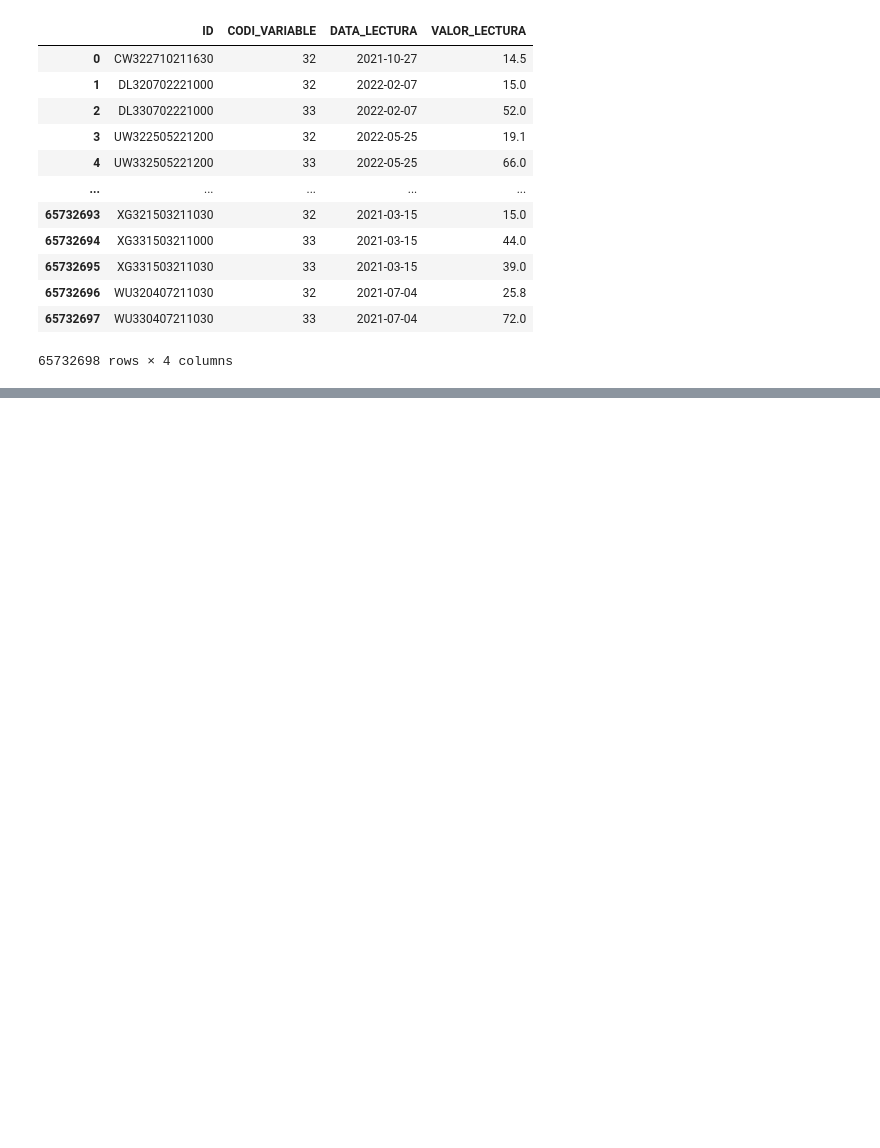
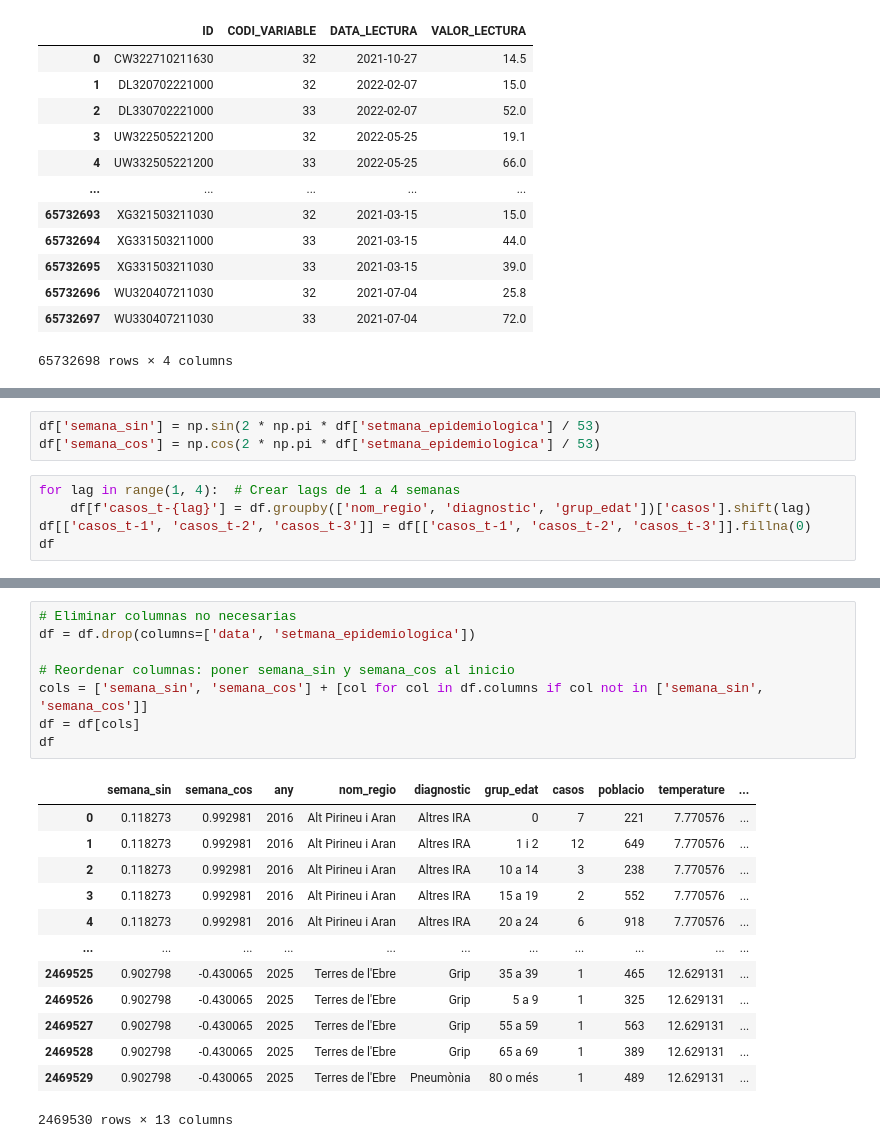
Before and after one commit to lisakorchevaya/hackUPC25, a Jupyter notebook: process_csv.ipynb, the cells around one changed output, grey strips where cells are left out. Saved outputs shown, nothing was run; the diff lists cells and outputs as text; blank space fills up the shorter version.

```diff
--- a/process_csv.ipynb
+++ b/process_csv.ipynb
@@ -100,0 +96,8 @@ df_grouped
+# %%
+df['semana_sin'] = np.sin(2 * np.pi * df['setmana_epidemiologica'] / 53)
+df['semana_cos'] = np.cos(2 * np.pi * df['setmana_epidemiologica'] / 53)
+# %%
+for lag in range(1, 4):  # Crear lags de 1 a 4 semanas
+    df[f'casos_t-{lag}'] = df.groupby(['nom_regio', 'diagnostic', 'grup_edat'])['casos'].shift(lag)
+df[['casos_t-1', 'casos_t-2', 'casos_t-3']] = df[['casos_t-1', 'casos_t-2', 'casos_t-3']].fillna(0)
+df
@@ -100,0 +118,22 @@ df_grouped
+# %%
+# Eliminar columnas no necesarias
+df = df.drop(columns=['data', 'setmana_epidemiologica'])
+
+# Reordenar columnas: poner semana_sin y semana_cos al inicio
+cols = ['semana_sin', 'semana_cos'] + [col for col in df.columns if col not in ['semana_sin', 'semana_cos']]
+df = df[cols]
+df
+# %% [output]
+|  | semana_sin | semana_cos | any | nom_regio | diagnostic | grup_edat | casos | poblacio | temperature | ... |
+| 0 | 0.118273 | 0.992981 | 2016 | Alt Pirineu i Aran | Altres IRA | 0 | 7 | 221 | 7.770576 | ... |
+| 1 | 0.118273 | 0.992981 | 2016 | Alt Pirineu i Aran | Altres IRA | 1 i 2 | 12 | 649 | 7.770576 | ... |
+| 2 | 0.118273 | 0.992981 | 2016 | Alt Pirineu i Aran | Altres IRA | 10 a 14 | 3 | 238 | 7.770576 | ... |
+| 3 | 0.118273 | 0.992981 | 2016 | Alt Pirineu i Aran | Altres IRA | 15 a 19 | 2 | 552 | 7.770576 | ... |
+| 4 | 0.118273 | 0.992981 | 2016 | Alt Pirineu i Aran | Altres IRA | 20 a 24 | 6 | 918 | 7.770576 | ... |
+| ... | ... | ... | ... | ... | ... | ... | ... | ... | ... | ... |
+| 2469525 | 0.902798 | -0.430065 | 2025 | Terres de l'Ebre | Grip | 35 a 39 | 1 | 465 | 12.629131 | ... |
+| 2469526 | 0.902798 | -0.430065 | 2025 | Terres de l'Ebre | Grip | 5 a 9 | 1 | 325 | 12.629131 | ... |
+| 2469527 | 0.902798 | -0.430065 | 2025 | Terres de l'Ebre | Grip | 55 a 59 | 1 | 563 | 12.629131 | ... |
+| 2469528 | 0.902798 | -0.430065 | 2025 | Terres de l'Ebre | Grip | 65 a 69 | 1 | 389 | 12.629131 | ... |
+| 2469529 | 0.902798 | -0.430065 | 2025 | Terres de l'Ebre | Pneumònia | 80 o més | 1 | 489 | 12.629131 | ... |
+2469530 rows × 13 columns
```
Also changed, not shown: parts of 10 cells of this notebook, 9 other files.
